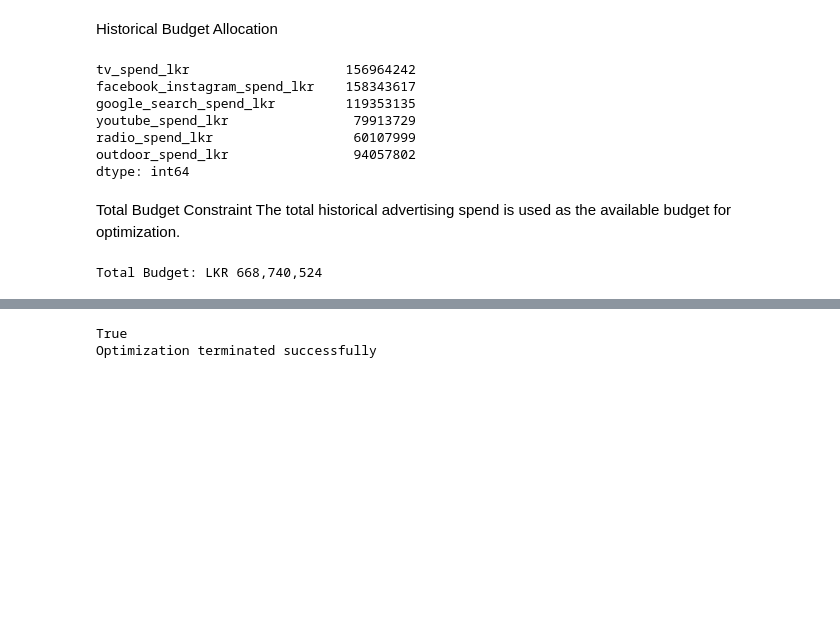
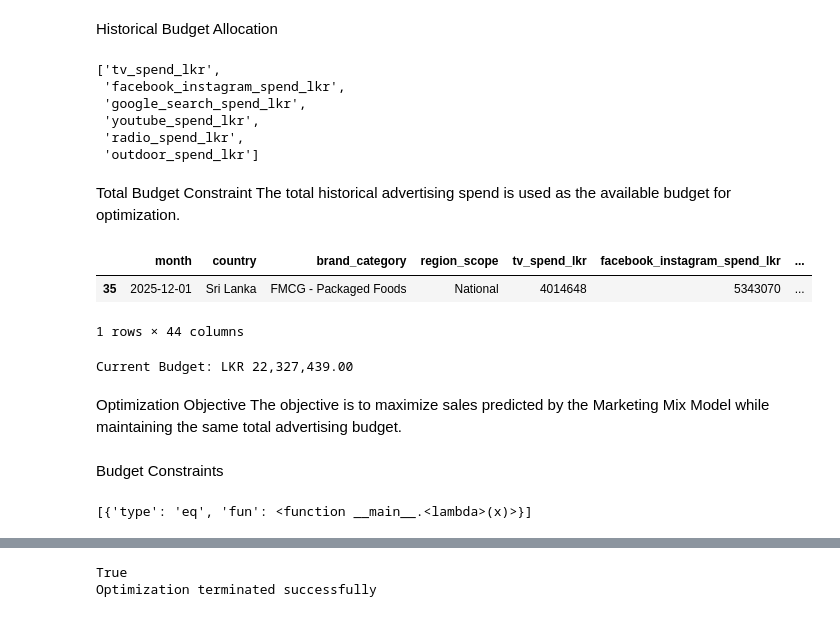
Before and after one commit to IBL11/mmm-budget-optimization, a Jupyter notebook: notebooks/07_budget_optimisation.ipynb, the cells around one changed output, grey strips where cells are left out. Cells and saved outputs as stored; diff of their text form; code cells hidden in the pictures; blank space fills up the shorter version.

```diff
--- a/notebooks/07_budget_optimisation.ipynb
+++ b/notebooks/07_budget_optimisation.ipynb
@@ -46,23 +64,14 @@ channels = [
     'outdoor_spend_lkr'
 ]
 
-historical_spend = df[channels].sum()
-
-historical_spend
+channels
 # %% [output]
-tv_spend_lkr                    156964242
-facebook_instagram_spend_lkr    158343617
-google_search_spend_lkr         119353135
-youtube_spend_lkr                79913729
-radio_spend_lkr                  60107999
-outdoor_spend_lkr                94057802
-dtype: int64
+['tv_spend_lkr',
+ 'facebook_instagram_spend_lkr',
+ 'google_search_spend_lkr',
+ 'youtube_spend_lkr',
+ 'radio_spend_lkr',
+ 'outdoor_spend_lkr']
 # %% [markdown]
 Total Budget Constraint
 The total historical advertising spend is used as the available budget for optimization.
-# %%
-total_budget = historical_spend.sum()
-
-print(f"Total Budget: LKR {total_budget:,.0f}")
-# %% [output]
-Total Budget: LKR 668,740,524
@@ -84,0 +78,23 @@ def objective(x):
+# %%
+base_row = df.iloc[-1:].copy()
+
+base_row
+# %% [output]
+|  | month | country | brand_category | region_scope | tv_spend_lkr | facebook_instagram_spend_lkr | ... |
+| 35 | 2025-12-01 | Sri Lanka | FMCG - Packaged Foods | National | 4014648 | 5343070 | ... |
+1 rows × 44 columns
+# %%
+current_budget = sum(
+    base_row[c].iloc[0]
+    for c in channels
+)
+
+print(
+    f"Current Budget: "
+    f"LKR {current_budget:,.2f}"
+)
+# %% [output]
+Current Budget: LKR 22,327,439.00
+# %% [markdown]
+Optimization Objective
+The objective is to maximize sales predicted by the Marketing Mix Model while maintaining the same total advertising budget.
@@ -85,7 +112,14 @@ def objective(x):
+# %% [markdown]
+Budget Constraints
 # %%
 constraints = [
     {
-        'type': 'eq',
-        'fun': lambda x: np.sum(x) - total_budget
+        "type": "eq",
+        "fun": lambda x:
+        np.sum(x) - current_budget
     }
 ]
+
+constraints
+# %% [output]
+[{'type': 'eq', 'fun': <function __main__.<lambda>(x)>}]
```
Also changed, not shown: parts of 24 cells of this notebook, 2 other files.
